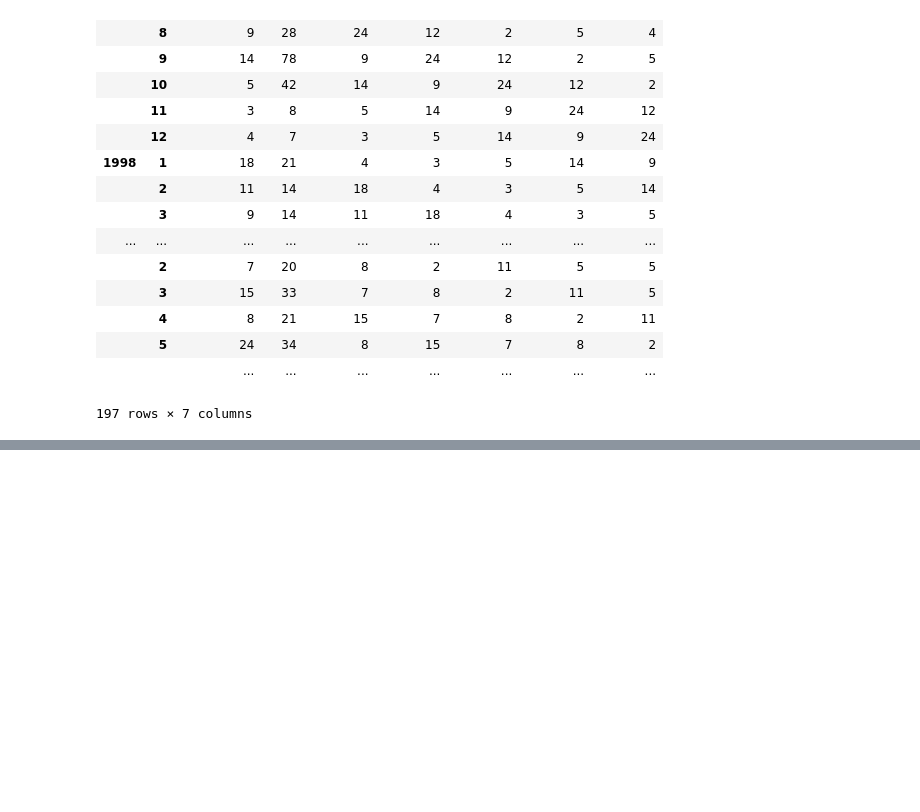
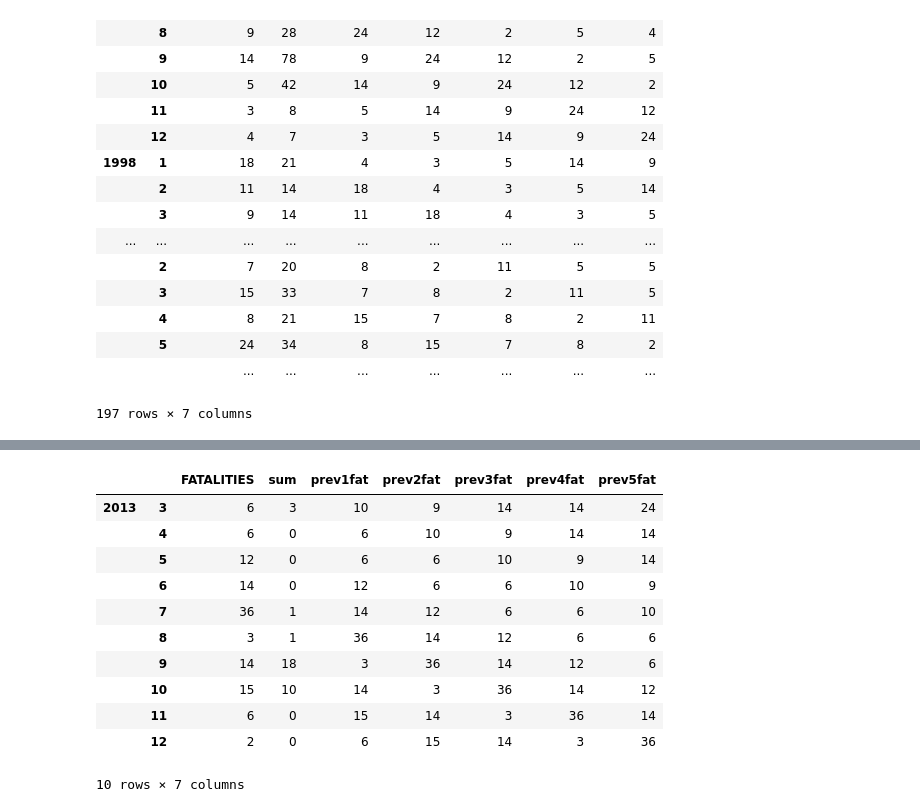
Before and after one commit to pjbull/civil_conflict, a Jupyter notebook: UgandaExplore.ipynb, the cells around one changed output, grey strips where cells are left out. Saved outputs shown, nothing was run; the diff lists cells and outputs as text; code cells hidden in the pictures; blank space fills up the shorter version.

```diff
--- a/UgandaExplore.ipynb
+++ b/UgandaExplore.ipynb
@@ -445,0 +472,15 @@ fatality_df
+# %%
+fatality_df.iloc[-10:]
+# %% [output]
+|  |  | FATALITIES | sum | prev1fat | prev2fat | prev3fat | prev4fat | prev5fat |
+| 2013 | 3 | 6 | 3 | 10 | 9 | 14 | 14 | 24 |
+|  | 4 | 6 | 0 | 6 | 10 | 9 | 14 | 14 |
+|  | 5 | 12 | 0 | 6 | 6 | 10 | 9 | 14 |
+|  | 6 | 14 | 0 | 12 | 6 | 6 | 10 | 9 |
+|  | 7 | 36 | 1 | 14 | 12 | 6 | 6 | 10 |
+|  | 8 | 3 | 1 | 36 | 14 | 12 | 6 | 6 |
+|  | 9 | 14 | 18 | 3 | 36 | 14 | 12 | 6 |
+|  | 10 | 15 | 10 | 14 | 3 | 36 | 14 | 12 |
+|  | 11 | 6 | 0 | 15 | 14 | 3 | 36 | 14 |
+|  | 12 | 2 | 0 | 6 | 15 | 14 | 3 | 36 |
+10 rows × 7 columns
```
Also changed, not shown: parts of 7 cells of this notebook, 1 other file.
